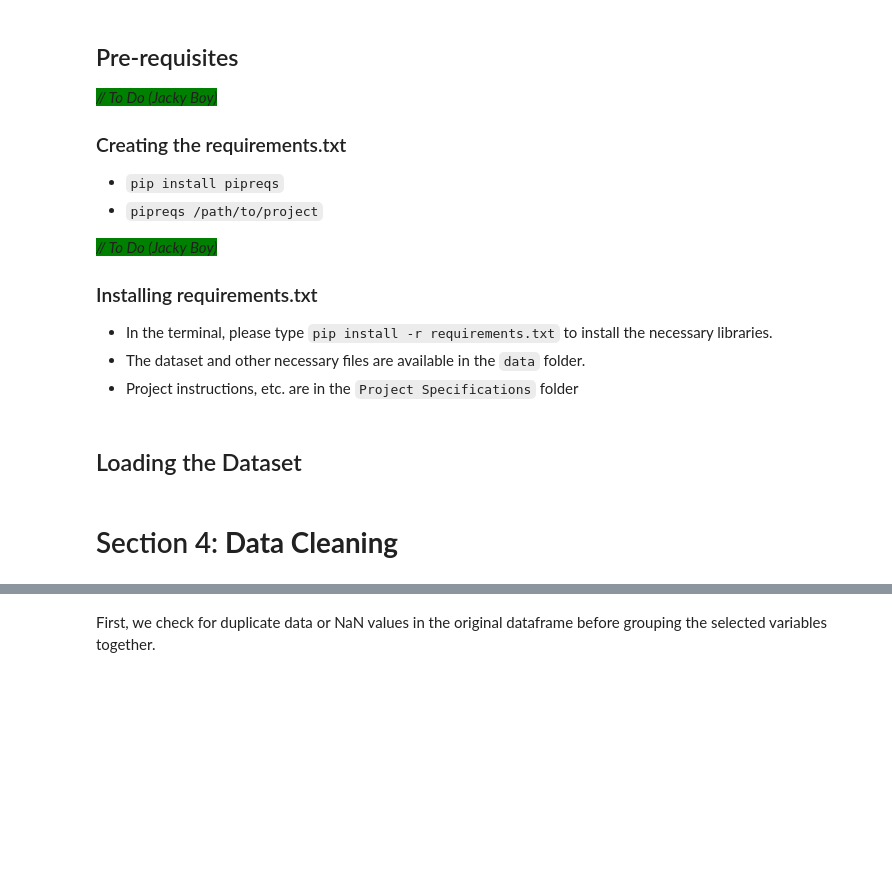
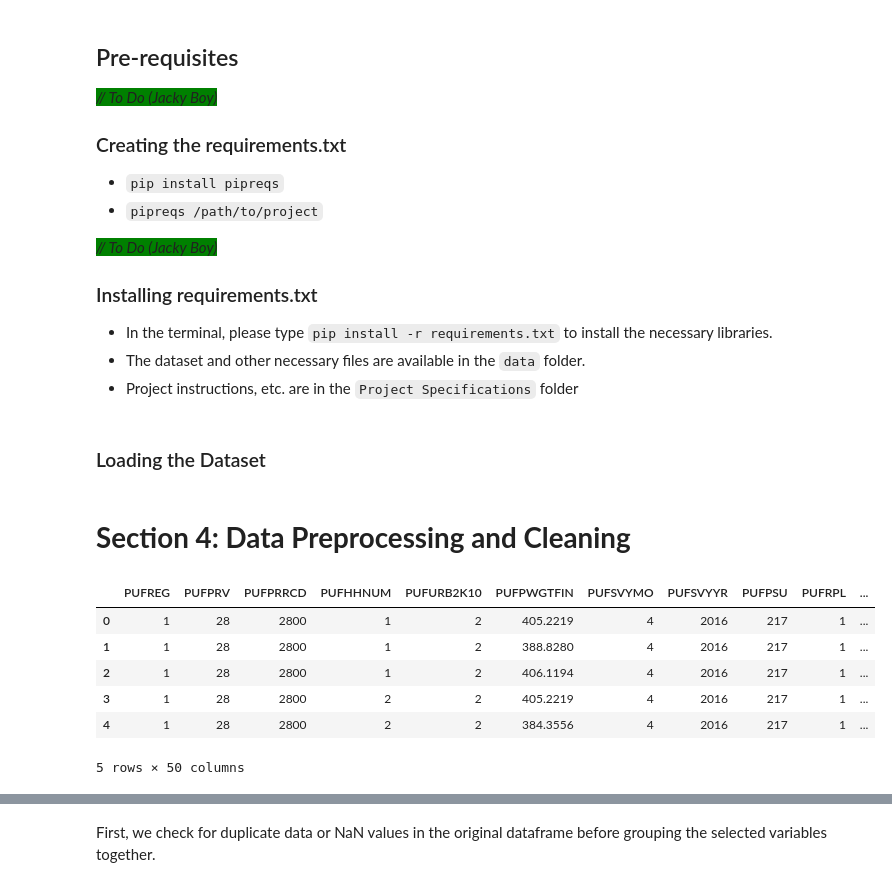
Before and after one commit to clavzno/STINTSY, a Jupyter notebook: Notebook.ipynb, the cells around one changed output, grey strips where cells are left out. Drawn from its saved outputs; the diff is of its cells as text; code cells hidden in the pictures; blank space fills up the shorter version.

```diff
--- a/Notebook.ipynb
+++ b/Notebook.ipynb
@@ -124,12 +127,23 @@ We will be cross referencing the responses with a valueset provided alongside th
 - The dataset and other necessary files are available in the `data` folder.
 - Project instructions, etc. are in the `Project Specifications` folder
 # %% [markdown]
-## Loading the Dataset
+### Loading the Dataset
 # %%
 import numpy as np
 import pandas as pd
 import matplotlib.pyplot as plt
 from scipy.stats import norm
 from scipy.stats import ttest_ind
+# %% [markdown]
+# **Section 4: Data Preprocessing and Cleaning**
 # %%
 lfs_df = pd.read_csv('./data/LFS PUF April 2016.csv')
+lfs_df.head()
+# %% [output]
+|  | PUFREG | PUFPRV | PUFPRRCD | PUFHHNUM | PUFURB2K10 | PUFPWGTFIN | PUFSVYMO | PUFSVYYR | PUFPSU | PUFRPL | ... |
+| 0 | 1 | 28 | 2800 | 1 | 2 | 405.2219 | 4 | 2016 | 217 | 1 | ... |
+| 1 | 1 | 28 | 2800 | 1 | 2 | 388.8280 | 4 | 2016 | 217 | 1 | ... |
+| 2 | 1 | 28 | 2800 | 1 | 2 | 406.1194 | 4 | 2016 | 217 | 1 | ... |
+| 3 | 1 | 28 | 2800 | 2 | 2 | 405.2219 | 4 | 2016 | 217 | 1 | ... |
+| 4 | 1 | 28 | 2800 | 2 | 2 | 384.3556 | 4 | 2016 | 217 | 1 | ... |
+5 rows × 50 columns
@@ -141,2 +149,0 @@ print(len(lfs_df.columns))
-# %% [markdown]
-# Section 4: **Data Cleaning**
```
Also changed, not shown: parts of 89 cells of this notebook, 1 other file.
